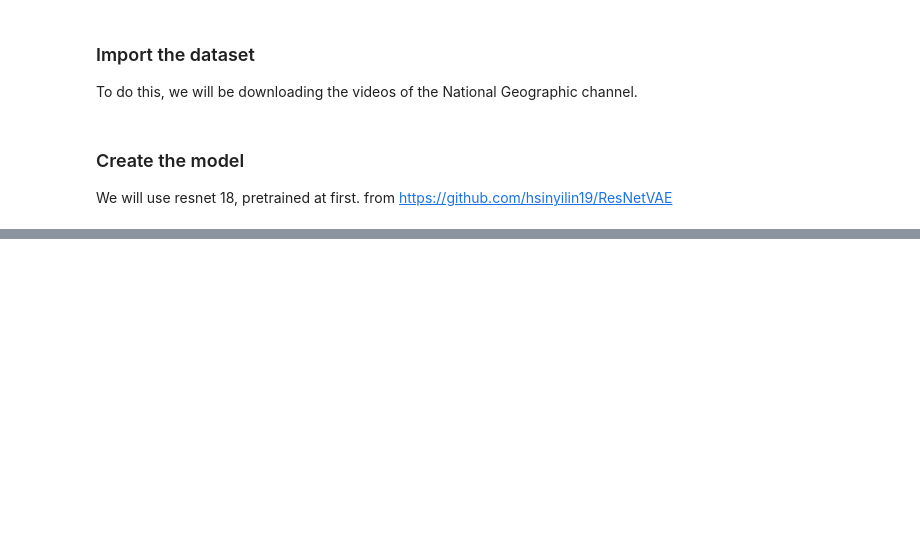
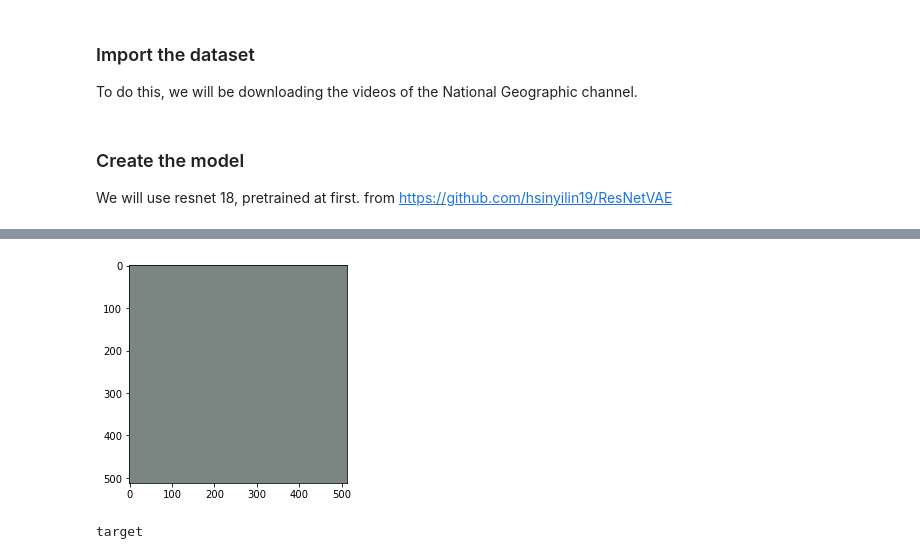
Before and after one commit to VMReyes/6.819-video-superresolution, a Jupyter notebook: video-superresolution.ipynb, the cells around one changed output, grey strips where cells are left out. Drawn from its saved outputs; the diff is of its cells as text; code cells hidden in the pictures; blank space fills up the shorter version.

```diff
--- a/video-superresolution.ipynb
+++ b/video-superresolution.ipynb
@@ -82,7 +82,7 @@ def initialize_resnet_model(resume_from = None):
     layers = []
     for child in resnet.children():
         for param in child.parameters():
-            param.requires_grad = False
+            param.requires_grad = True
         layers.append(child)
     resnet = nn.Sequential(*layers[:-1])
 
@@ -324,13 +268,17 @@ def train(resnet, bottleneck, decoder, optimizer, transforms, num_epochs=25):
                 decoder.train()
                 root = "yt-dls/train/0/"
                 video_folders = np.random.permutation(os.listdir(root))
-                batches = [[video_folders[5*i + j] for j in range(0,5)] for i in range(5)]
+                num_batches = len(video_folders)//5
+                #print(f"num_batches:{num_batches}")
+                batches = [[video_folders[5*i + j] for j in range(0,5)] for i in range(num_batches)]
             else:
                 bottleneck.eval()
                 decoder.eval()
                 root = "yt-dls/val/0/"
                 video_folders = np.random.permutation(os.listdir(root))
-                batches = [[video_folders[5*i + j] for j in range(0,5)] for i in range(5)]
+                num_batches = len(video_folders)//5
+                #print(f"num_batches:{num_batches}")
+                batches = [[video_folders[5*i + j] for j in range(0,5)] for i in range(num_batches)]
 
             running_loss = 0.0
 
@@ -344,7 +292,7 @@ def train(resnet, bottleneck, decoder, optimizer, transforms, num_epochs=25):
                 for video_folder in batch:
                     # build up the batch
                     #print(video_folder)
-                    num_frames = 10 # fit in memory batch * numframes
+                    num_frames = 30 # fit in memory batch * numframes
                     frame_filenames = sorted(list(os.listdir(os.path.join(root, video_folder))))[0:num_frames]
                     for i, frame_filename in enumerate(frame_filenames):
                         #print(f"i, {i}")
@@ -381,7 +329,7 @@ def train(resnet, bottleneck, decoder, optimizer, transforms, num_epochs=25):
                         optimizer.step()
             print(f"{phase} Loss: {loss:.4f}")
             if phase == 'val' and loss < best_loss:
-                best_loss = epoch_loss
+                best_loss = loss
                 best_model_wts = {'resnet':copy.deepcopy(resnet.state_dict()),
                                   'bottleneck':copy.deepcopy(bottleneck.state_dict()),
                                   'decoder':copy.deepcopy(decoder.state_dict())
@@ -394,7 +342,7 @@ def train(resnet, bottleneck, decoder, optimizer, transforms, num_epochs=25):
     print('Best val loss: {:4f}'.format(best_loss))
 
     # save and load best model weights
-    torch.save(best_model_wts, os.path.join(save_dir, 'weights_best.pt'))
+    torch.save(best_model_wts, os.path.join("saved", 'weights_best.pt'))
 
     resnet.load_state_dict(best_model_wts['resnet'])
     bottleneck.load_state_dict(best_model_wts['bottleneck'])
@@ -429,13 +377,13 @@ resnet, out_size = initialize_resnet_model()
 resnet.to(device)
 bottleneck = initialize_bottleneck(2*out_size).to(device)
 decoder = initialize_decoder().to(device)
-optimizer = make_optimizer(bottleneck, decoder)
+optimizer = make_optimizer(resnet, bottleneck, decoder)
 # get 5 clips at a time? how many frames each?
 dataloaders_dict = get_dataloaders(3)
 print(resnet)
 print(bottleneck)
 print(decoder)
-resnet, bottleneck, decoder, val_loss_history = train(resnet, bottleneck, decoder, optimizer, data_transforms, 1)
+resnet, bottleneck, decoder, val_loss_history = train(resnet, bottleneck, decoder, optimizer, data_transforms, 25)
 # %% [output]
 out_size: 512
 bottleneck params <generator object Module.parameters at 0x...>
@@ -457,0 +427,58 @@ RuntimeError: CUDA out of memory. Tried to allocate 240.00 MiB (GPU 0; 11.17 GiB
+# %%
+# view testing data
+
+resnet.eval()
+bottleneck.eval()
+decoder.eval()
+
+root = "yt-dls/test/0/"
+video_folders = np.random.permutation(os.listdir(root))
+print(video_folders)
+batched_input_1 = []
+batched_input_2 = []
+batched_targets = []
+for video_folder in video_folders:
+    # build up the batch
+    #print(video_folder)
+    num_frames = 30 # fit in memory batch * numframes
+    frame_filenames = sorted(list(os.listdir(os.path.join(root, video_folder))))[0:num_frames]
+    for i, frame_filename in enumerate(frame_filenames):
+        #print(f"i, {i}")
+        #print(f"frame_filename, {frame_filename}")
+        frame_img = Image.open(os.path.join(root, video_folder, frame_filename))
+        if i % 2 == 0:
+            in_1 = data_transforms['train_in'](frame_img) # frame_i-1
+            batched_input_1.append(in_1)
+        else:
+            in_2 = data_transforms['train_in'](frame_img)
+            batched_input_2.append(in_2)
+            target = data_transforms['train_target'](frame_img)
+            batched_targets.append(target)
+batched_input_1 = torch.stack(batched_input_1).to(device)
+batched_input_2 = torch.stack(batched_input_2).to(device)
+batched_targets = torch.stack(batched_targets).to(device)
+
+embedding_1 = resnet(batched_input_1)
+embedding_2 = resnet(batched_input_2)
+
+cat_latent = torch.cat((embedding_1, embedding_2), dim=1)
+moved_latent = torch.squeeze(cat_latent)
+
+latent = bottleneck(moved_latent)
+
+prediction = decoder(latent.unsqueeze(-1).unsqueeze(-1))
+mse_loss = nn.MSELoss()
+mse_loss_val = mse_loss(prediction, batched_targets)
+loss = 1 * mse_loss_val
+
+print(loss)
+
+print(prediction.shape)
+for i in range(len(prediction)):
+    plt.imshow(transforms.functional.to_pil_image(prediction[i].cpu()))
+    print("prediction")
+    plt.show()
+    plt.imshow(transforms.functional.to_pil_image(target[i].cpu()))
+    print("target")
+    plt.show()
+# %% [output]
@@ -457,0 +493,2 @@ RuntimeError: CUDA out of memory. Tried to allocate 240.00 MiB (GPU 0; 11.17 GiB
+[figure, added]
+target
```
Also changed, not shown: parts of 8 cells of this notebook.
